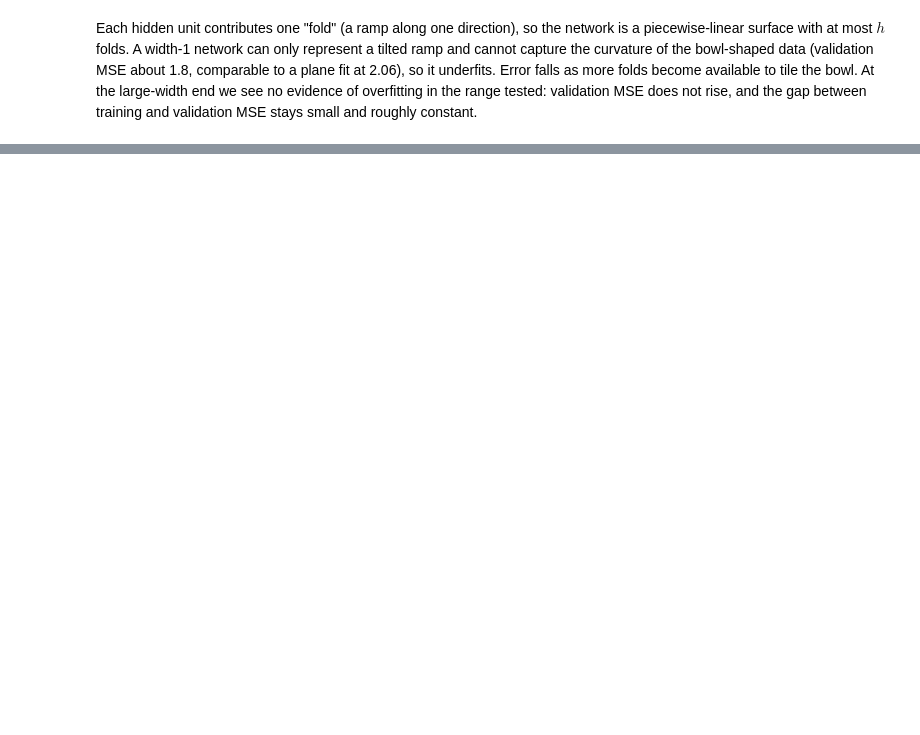
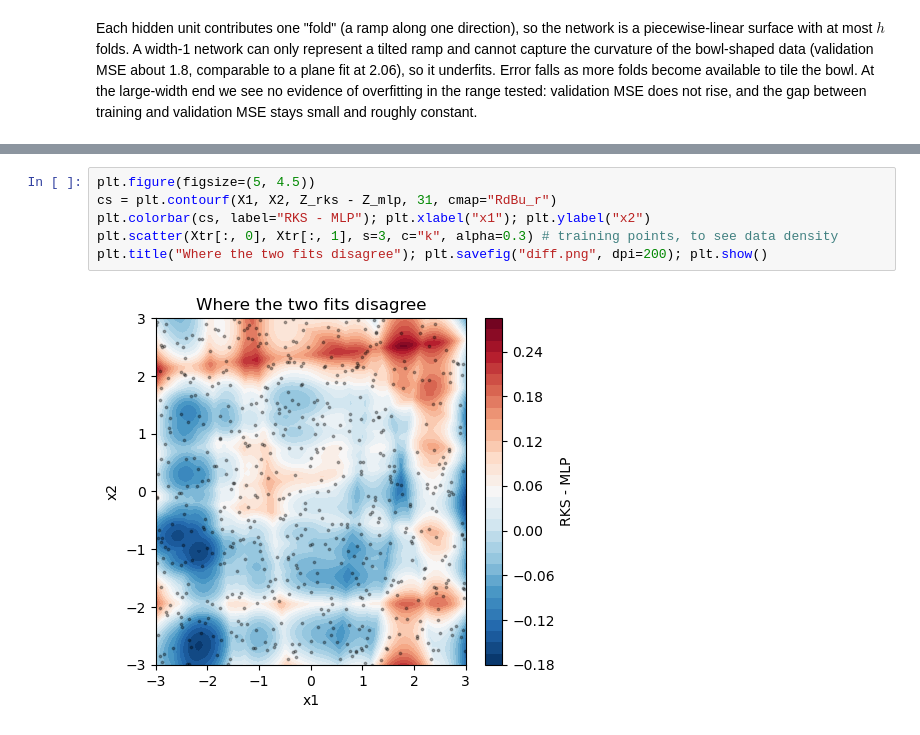
Before and after one commit to glenmorgenstern/DATA37711, a Jupyter notebook: homework_2/homework_2.ipynb, the cells around one changed output, grey strips where cells are left out. Saved outputs shown, nothing was run; the diff lists cells and outputs as text; blank space fills up the shorter version.

```diff
--- a/homework_2/homework_2.ipynb
+++ b/homework_2/homework_2.ipynb
@@ -657,0 +758,8 @@ Each hidden unit contributes one "fold" (a ramp along one direction), so the net
+# %%
+plt.figure(figsize=(5, 4.5))
+cs = plt.contourf(X1, X2, Z_rks - Z_mlp, 31, cmap="RdBu_r")
+plt.colorbar(cs, label="RKS - MLP"); plt.xlabel("x1"); plt.ylabel("x2")
+plt.scatter(Xtr[:, 0], Xtr[:, 1], s=3, c="k", alpha=0.3) # training points, to see data density
+plt.title("Where the two fits disagree"); plt.savefig("diff.png", dpi=200); plt.show()
+# %% [output]
+[figure, added]
```
Also changed, not shown: parts of 14 cells of this notebook, 4 other files.
